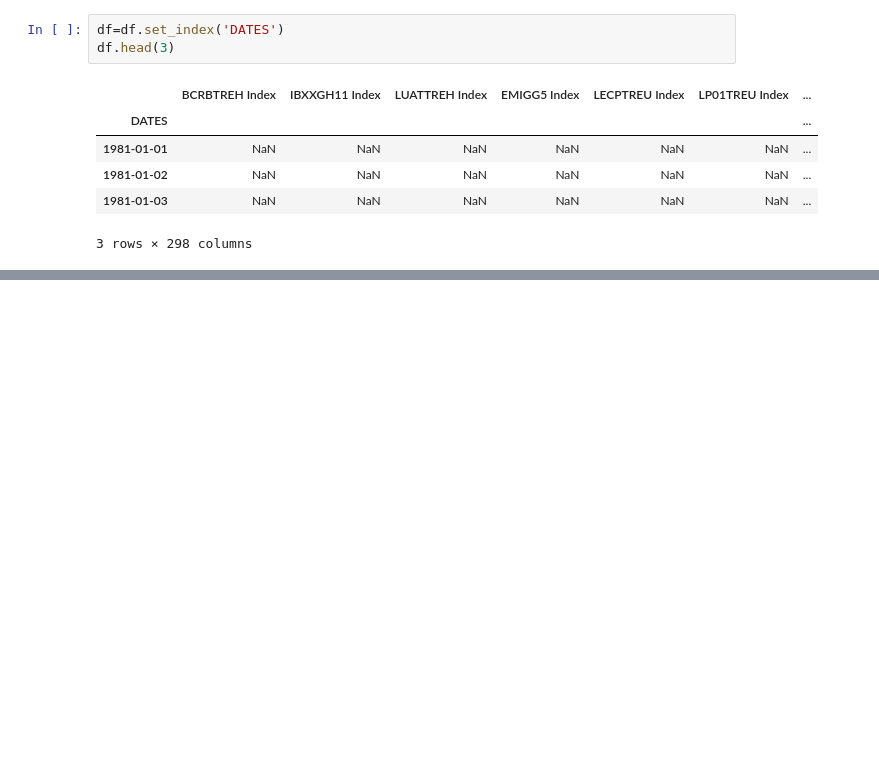
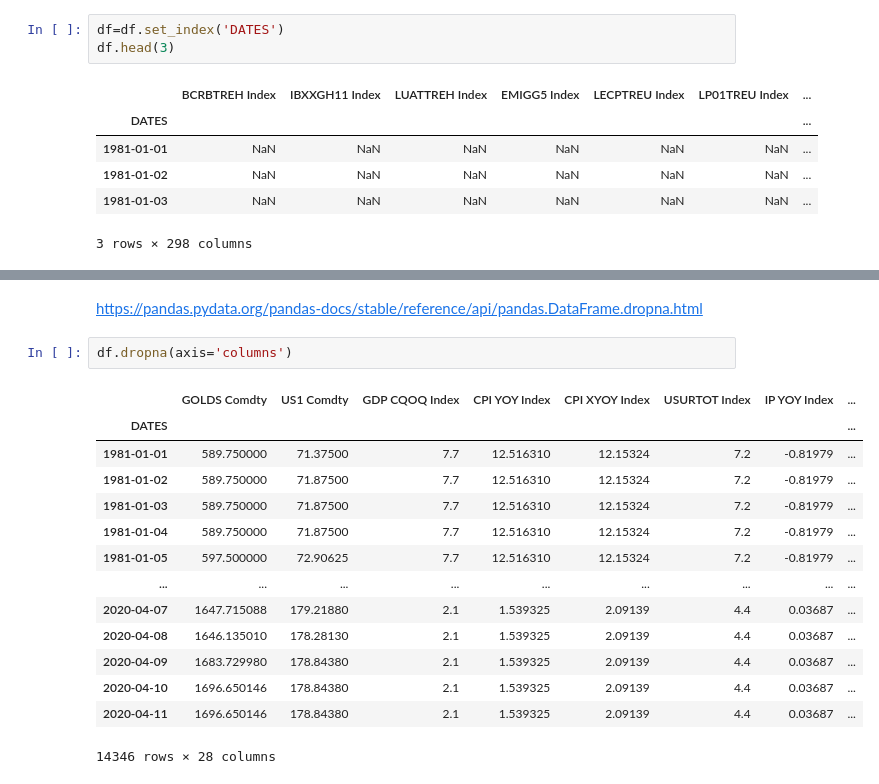
Before and after one commit to imiled/DL_Tools_For_Finance, a Jupyter notebook: FinanceData_ML.ipynb, the cells around one changed output, grey strips where cells are left out. Drawn from its saved outputs; the diff is of its cells as text; blank space fills up the shorter version.

```diff
--- a/FinanceData_ML.ipynb
+++ b/FinanceData_ML.ipynb
@@ -366,0 +371,19 @@ TypeError: ignored
+# %% [markdown]
+https://pandas.pydata.org/pandas-docs/stable/reference/api/pandas.DataFrame.dropna.html
+# %%
+df.dropna(axis='columns')
+# %% [output]
+|  | GOLDS Comdty | US1 Comdty | GDP CQOQ Index | CPI YOY Index | CPI XYOY Index | USURTOT Index | IP YOY Index | ... |
+| DATES |  |  |  |  |  |  |  | ... |
+| 1981-01-01 | 589.750000 | 71.37500 | 7.7 | 12.516310 | 12.15324 | 7.2 | -0.81979 | ... |
+| 1981-01-02 | 589.750000 | 71.87500 | 7.7 | 12.516310 | 12.15324 | 7.2 | -0.81979 | ... |
+| 1981-01-03 | 589.750000 | 71.87500 | 7.7 | 12.516310 | 12.15324 | 7.2 | -0.81979 | ... |
+| 1981-01-04 | 589.750000 | 71.87500 | 7.7 | 12.516310 | 12.15324 | 7.2 | -0.81979 | ... |
+| 1981-01-05 | 597.500000 | 72.90625 | 7.7 | 12.516310 | 12.15324 | 7.2 | -0.81979 | ... |
+| ... | ... | ... | ... | ... | ... | ... | ... | ... |
+| 2020-04-07 | 1647.715088 | 179.21880 | 2.1 | 1.539325 | 2.09139 | 4.4 | 0.03687 | ... |
+| 2020-04-08 | 1646.135010 | 178.28130 | 2.1 | 1.539325 | 2.09139 | 4.4 | 0.03687 | ... |
+| 2020-04-09 | 1683.729980 | 178.84380 | 2.1 | 1.539325 | 2.09139 | 4.4 | 0.03687 | ... |
+| 2020-04-10 | 1696.650146 | 178.84380 | 2.1 | 1.539325 | 2.09139 | 4.4 | 0.03687 | ... |
+| 2020-04-11 | 1696.650146 | 178.84380 | 2.1 | 1.539325 | 2.09139 | 4.4 | 0.03687 | ... |
+14346 rows × 28 columns
```
Also changed, not shown: parts of 18 cells of this notebook.
